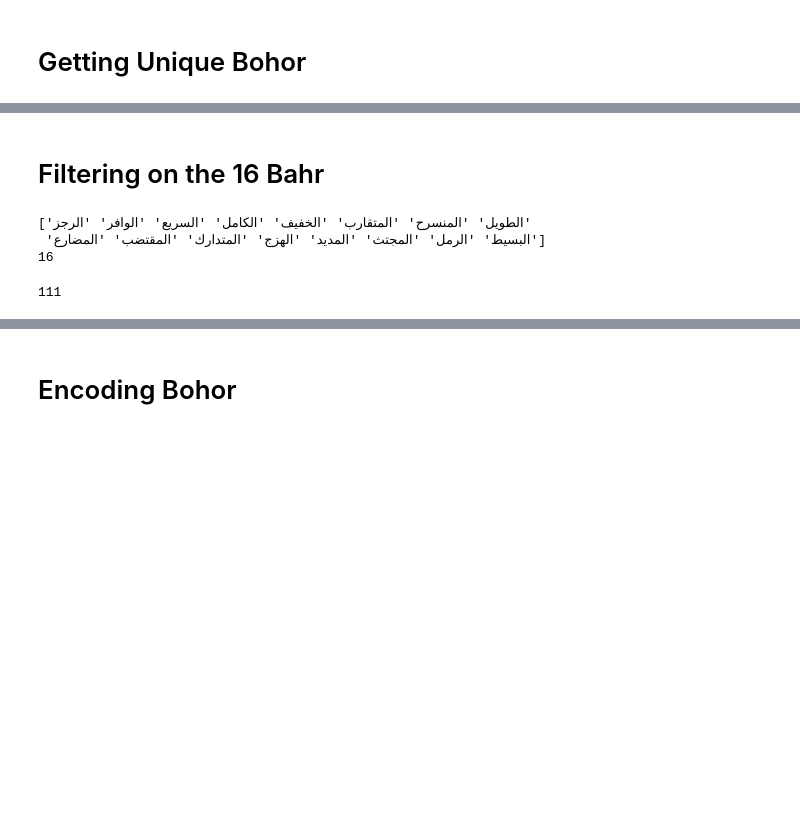
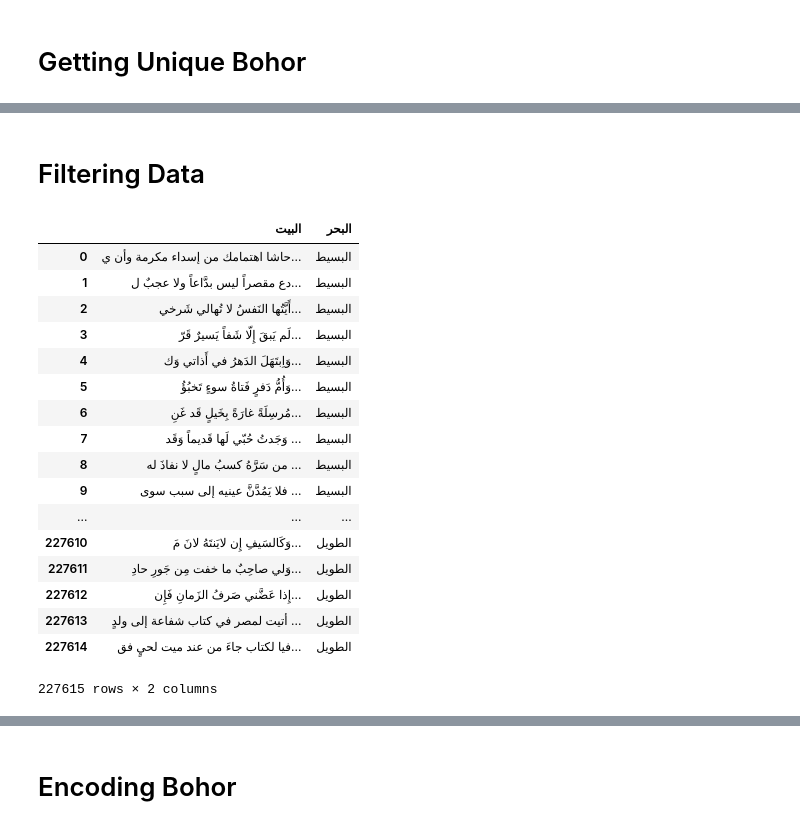
Before and after one commit to hci-lab/LearningMetersPoems, a Jupyter notebook: Arabic_Poetry_RNN/src/Encoding.ipynb, the cells around one changed output, grey strips where cells are left out. Saved outputs shown, nothing was run; the diff lists cells and outputs as text; code cells hidden in the pictures; blank space fills up the shorter version.

```diff
--- a/Arabic_Poetry_RNN/src/Encoding.ipynb
+++ b/Arabic_Poetry_RNN/src/Encoding.ipynb
@@ -65,0 +12,23 @@ len(string_with_tashkeel_vectorizer('الحمد لله رب العالمين'))
+# %%
+old_data_flag = 1 # 1 only if old data, 0 otherwise
+# %%
+if (old_data_flag == 1):
+    data = pd.read_csv('All_OldData_cleaned.csv', index_col=0)
+    print("working into old data sample ")
+    cols = [1,2,4]
+    data.drop(data.columns[cols], axis=1,inplace=True)
+    data.columns = ['البيت', 'البحر']
+    our_alphabets = "".join(arabic.alphabet) + "".join(arabic.tashkeel)+" "
+    our_alphabets = "".join(our_alphabets)
+    data['البيت'] = data['البيت'].apply(lambda x: re.sub(r'[^'+our_alphabets+']','',str(x))).apply(lambda x: re.sub(r'  *'," ",x)).apply(lambda x: re.sub(r'ّ+', 'ّ', x)).apply(lambda x: x.strip())
+    #data['البيت'] = data['البيت'].apply(pyarabic.araby.strip_tashkeel).apply(pyarabic.araby.strip_tatweel)
+elif (old_data_flag == 0):
+    print("working on new data sample")
+    data = pd.read_csv('All_NewData_cleaned.csv', index_col=0)
+    bahr = 'البحر'
+    bayt = 'البيت'
+    data  = data[[bayt, bahr]]
+    our_alphabets = "".join(arabic.alphabet) + "".join(arabic.tashkeel)+" "
+    our_alphabets = "".join(our_alphabets)
+    data['البيت'] = data['البيت'].apply(lambda x: re.sub(r'[^'+our_alphabets+']','',str(x))).apply(lambda x: re.sub(r'  *'," ",x)).apply(lambda x: re.sub(r'ّ+', 'ّ', x)).apply(lambda x: x.strip())
+    #data['البيت'] = data['البيت'].apply(pyarabic.araby.strip_tashkeel).apply(pyarabic.araby.strip_tatweel)
@@ -76,0 +41,5 @@ data
+# %%
+bahr = 'البحر'
+bayt = 'البيت'
+data  = data[[bayt, bahr]]
+data.shape
@@ -77,6 +63,6 @@ data
 # %% [markdown]
 # Getting Unique Bohor
 # %%
-classic_bohor = data.البحر.unique()[0:16]
+classic_bohor = list(data.البحر.unique()[0:11])
 classic_bohor
 # %% [output]
@@ -86,18 +80,27 @@ array(['الطويل', 'المنسرح', 'المتقارب', 'الخفيف', 'ا
-# %% [markdown]
-# Filtering on the 16 Bahr
-# %%
-is_classic_bahr = data.البحر.isin(classic_bohor)
-filtered_data = data[is_classic_bahr]
-
-# TESTING
-print(filtered_data.البحر.unique())
-print(len(filtered_data.البحر.unique()))
-# %% [output]
-['الطويل' 'المنسرح' 'المتقارب' 'الخفيف' 'الكامل' 'السريع' 'الوافر' 'الرجز'
- 'البسيط' 'الرمل' 'المجتث' 'المديد' 'الهزج' 'المتدارك' 'المقتضب' 'المضارع']
-16
-# %%
-maximum_bayt_len = np.max((filtered_data['البيت'].apply(len)))
-maximum_bayt_len
-# %% [output]
-111
+# %% [markdown]
+# Filtering Data
+# %%
+#some_values = ['البسيط','الخفيف','السريع','الرمل','الوافر','الكامل','الرجز','الطويل']
+#filtered_data = data.loc[data['البحر'].isin(some_values)]
+filtered_data = data.loc[data['البحر'].isin(classic_bohor)]
+filtered_data.iloc[:, 1].value_counts()
+filtered_data
+# %% [output]
+|  | البيت | البحر |
+| 0 | حاشا اهتمامك من إسداء مكرمة وأن ي... | البسيط |
+| 1 | دع مقصراً ليس بدَّاعاً ولا عجبٌ ل... | البسيط |
+| 2 | أَيَّتُها النَفسُ لا تُهالي شَرخي... | البسيط |
+| 3 | لَم يَبقَ إِلّا شَفاً يَسيرٌ قَرّ... | البسيط |
+| 4 | وَاِبتَهَلَ الدَهرُ في أَذاتي وَك... | البسيط |
+| 5 | وَأُمُّ دَفرٍ فَتاةُ سوءٍ تَخبُؤُ... | البسيط |
+| 6 | مُرسِلَةً غارَةً بِخَيلٍ قَد غَنِ... | البسيط |
+| 7 | وَجَدتُ حُبّي لَها قَديماً وَقَد ... | البسيط |
+| 8 | من سَرَّهُ كسبُ مالٍ لا نفاذَ له ... | البسيط |
+| 9 | فلا يَمُدَّنَّ عينيه إلى سبب سوى ... | البسيط |
+| ... | ... | ... |
+| 227610 | وَكَالسَيفِ إِن لايَنتَهُ لانَ مَ... | الطويل |
+| 227611 | وَلي صاحِبٌ ما خفت مِن جَورِ حادِ... | الطويل |
+| 227612 | إِذا عَضَّني صَرفُ الزَمانِ فَإِن... | الطويل |
+| 227613 | أتيت لمصر في كتاب شفاعة إلى ولدٍ ... | الطويل |
+| 227614 | فيا لكتاب جاءَ من عند ميت لحيٍ فق... | الطويل |
+227615 rows × 2 columns
```
Also changed, not shown: parts of 40 cells of this notebook.
